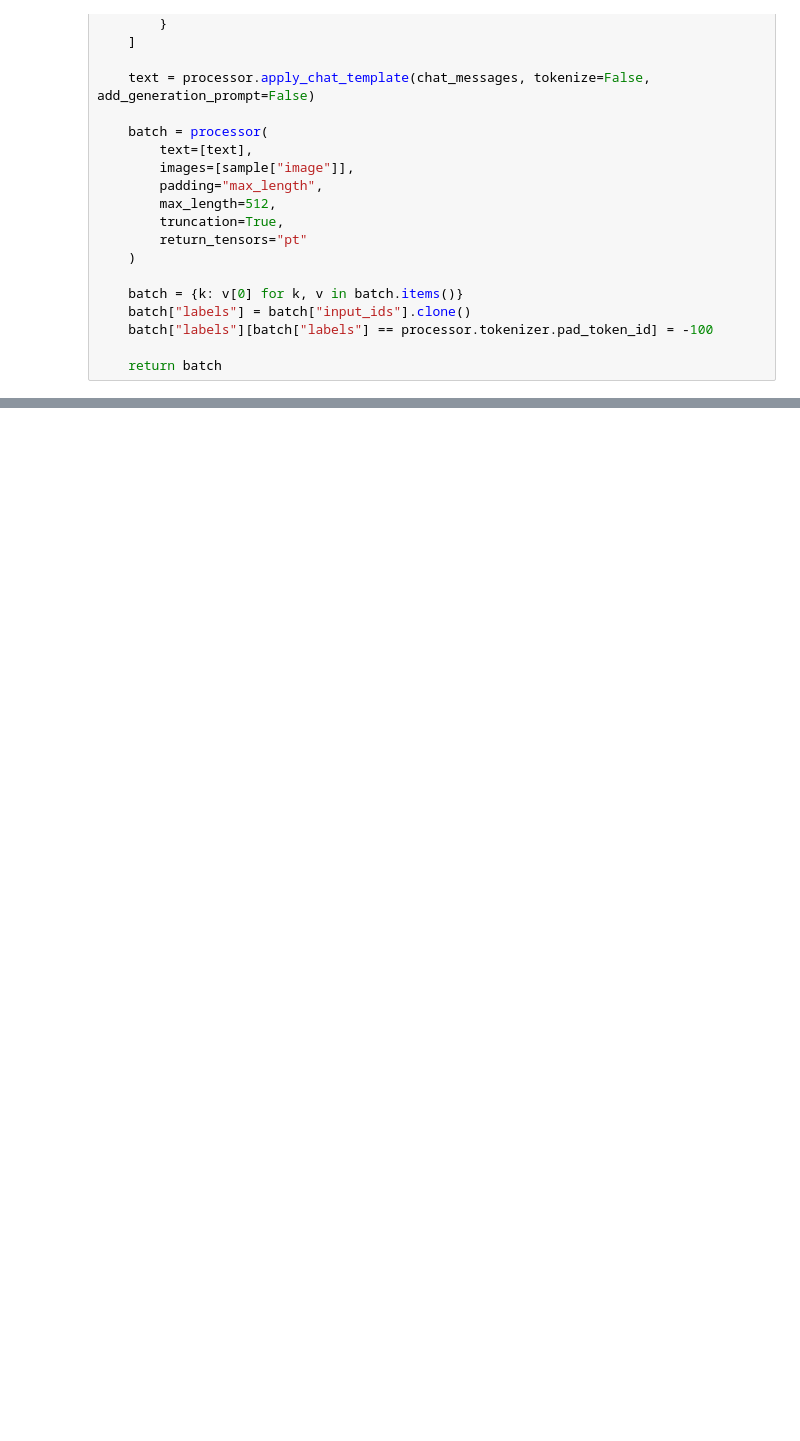
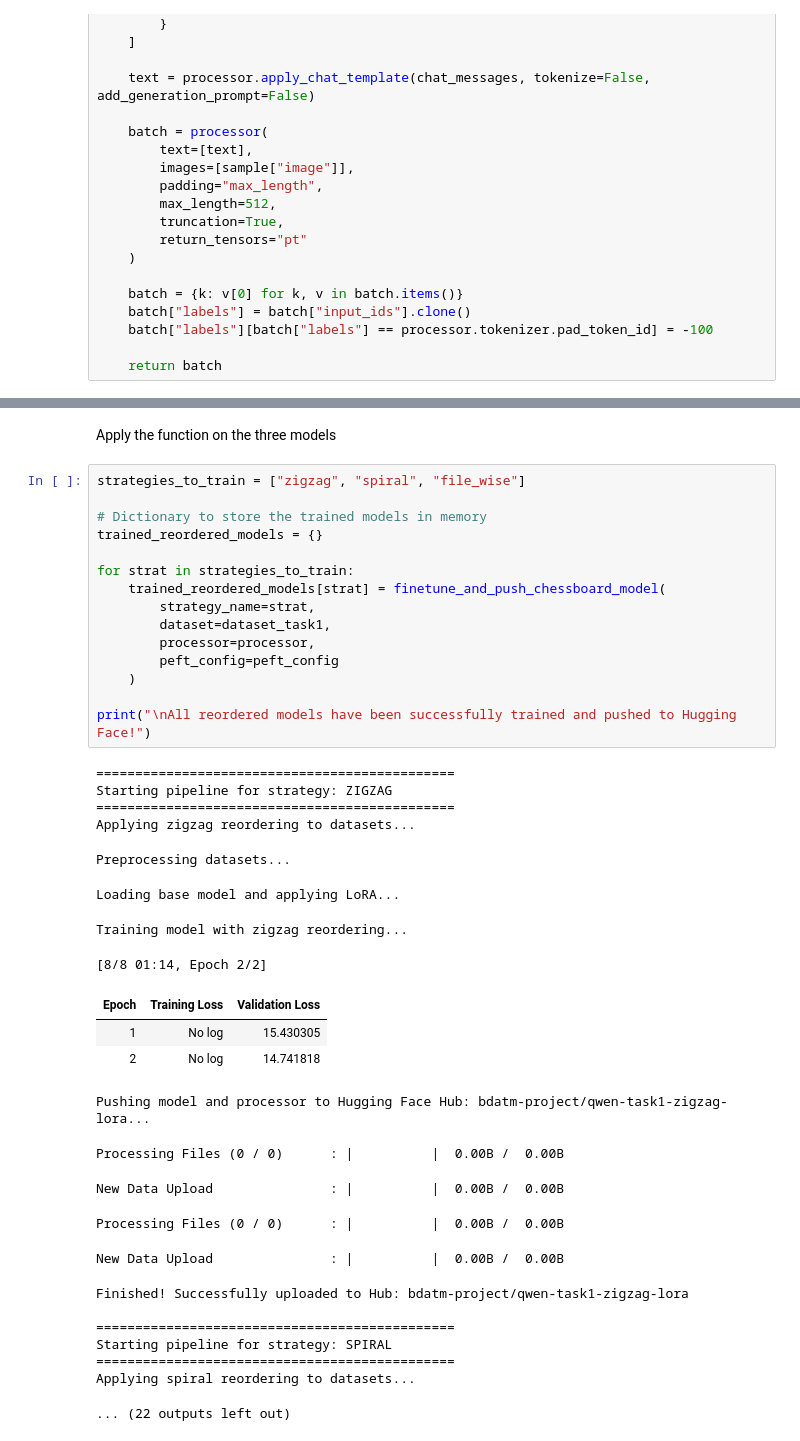
Before and after one commit to Aivon99/BigDataAndTextMiningProject, a Jupyter notebook: src/eval/Task_1.ipynb, the cells around one changed output, grey strips where cells are left out. Drawn from its saved outputs; the diff is of its cells as text; blank space fills up the shorter version.

```diff
--- a/src/eval/Task_1.ipynb
+++ b/src/eval/Task_1.ipynb
@@ -402,0 +641,41 @@ RICOMINCIARE DA QUA CON GLI ALTRI MODELLI CAMBIANO L'ORDINE DELLE PATCH
+# %% [markdown]
+Apply the function on the three models
+# %%
+strategies_to_train = ["zigzag", "spiral", "file_wise"]
+
+# Dictionary to store the trained models in memory
+trained_reordered_models = {}
+
+for strat in strategies_to_train:
+    trained_reordered_models[strat] = finetune_and_push_chessboard_model(
+        strategy_name=strat,
+        dataset=dataset_task1,
+        processor=processor,
+        peft_config=peft_config
+    )
+
+print("\nAll reordered models have been successfully trained and pushed to Hugging Face!")
+# %% [output]
+==============================================
+Starting pipeline for strategy: ZIGZAG
+==============================================
+Applying zigzag reordering to datasets...
+Preprocessing datasets...
+Loading base model and applying LoRA...
+Training model with zigzag reordering...
+[8/8 01:14, Epoch 2/2]
+| Epoch | Training Loss | Validation Loss |
+| 1 | No log | 15.430305 |
+| 2 | No log | 14.741818 |
+Pushing model and processor to Hugging Face Hub: bdatm-project/qwen-task1-zigzag-lora...
+Processing Files (0 / 0)      : |          |  0.00B /  0.00B
+New Data Upload               : |          |  0.00B /  0.00B
+Processing Files (0 / 0)      : |          |  0.00B /  0.00B
+New Data Upload               : |          |  0.00B /  0.00B
+Finished! Successfully uploaded to Hub: bdatm-project/qwen-task1-zigzag-lora
+
+==============================================
+Starting pipeline for strategy: SPIRAL
+==============================================
+Applying spiral reordering to datasets...
+... (22 outputs left out)
```
Also changed, not shown: parts of 25 cells of this notebook.
